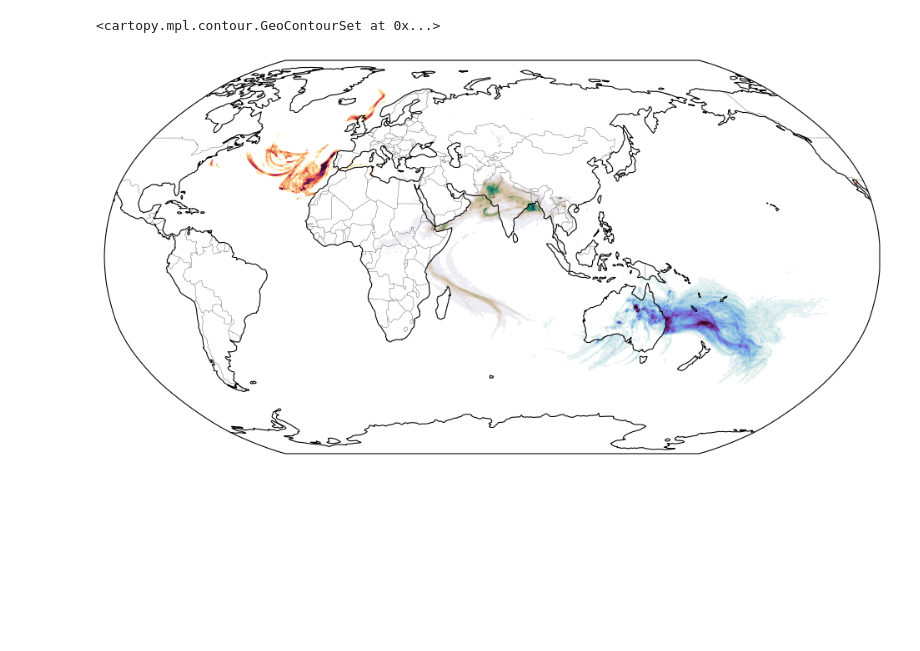
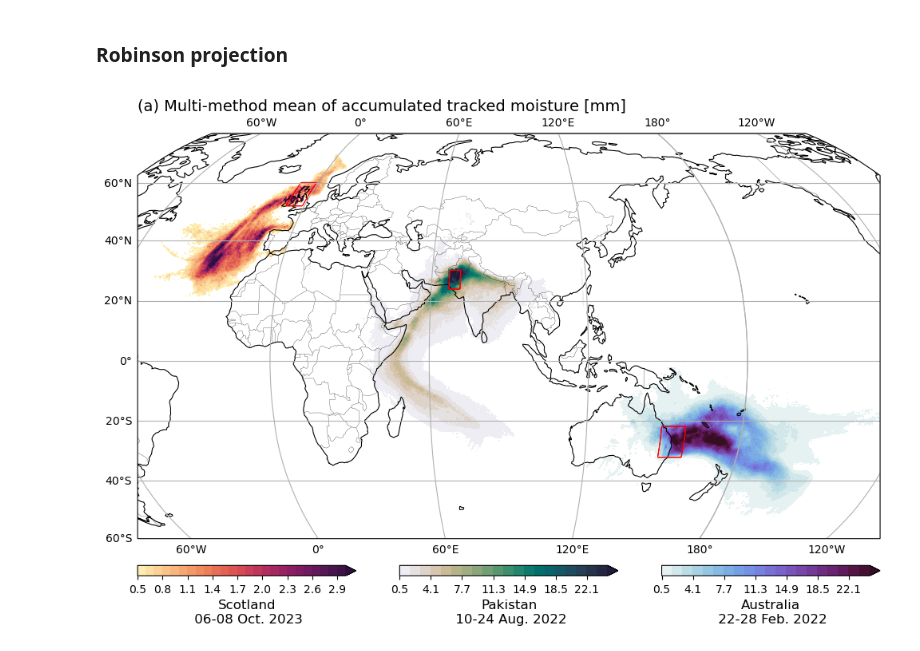
Before and after one commit to WAM2layers/Moisture_tracking_intercomparison, a Jupyter notebook: Global_map.ipynb, the cells around one changed output. Saved outputs shown, nothing was run; the diff lists cells and outputs as text; code cells hidden in the pictures; blank space fills up the shorter version.

Commit message:
Updated global map plotting scripts
PlateCarree and Robinson projections are used to depict three cases on a global map. Also tried to use absolute and relative.

```diff
--- a/Global_map.ipynb
+++ b/Global_map.ipynb
@@ -21,0 +14,9 @@ sctm = sct.sum(dim='time').moisture_source.T
+# %%
+# Load results and masks
+pak = xr.open_dataset('./merged_Pakistan.nc')
+aus = xr.open_dataset('./merged_Australia.nc')
+sct = xr.open_dataset('./merged_Scotland.nc')
+
+mask_pak = xr.open_dataset('./Pakistan/Mask_PakistanFlood_box_lon-180to180.nc')
+mask_aus = xr.open_dataset('./Australia/mask_australia_box_lon-180to180.nc')
+mask_sct = xr.open_dataset('./Scotland/mask_scotland_box_lon-180to180.nc')
@@ -21,0 +36,10 @@ sctm = sct.sum(dim='time').moisture_source.T
+# %%
+# Mean
+pakm = pak.to_array(dim='mean').mean('mean')
+ausm = aus.to_array(dim='mean').mean('mean')
+sctm = sct.to_array(dim='mean').mean('mean')
+
+# Standard variation
+paks = pak.to_array(dim='std').std('std')
+auss = aus.to_array(dim='std').std('std')
+scts = sct.to_array(dim='std').std('std')
@@ -66,28 +98,51 @@ fig.colorbar(p3, ax=ax1,  pad=0.01, orientation='horizontal')
+# %% [markdown]
+### Robinson projection
 # %%
-# Robinson Projection
-prjr = ccrs.Robinson(central_longitude=70)
-fig, ax = plt.subplots(figsize=(12,10), subplot_kw={'projection':prjr})
+# MEAN
+prjr = ccrs.Robinson(central_longitude=90, globe=None)
+fig, ax = plt.subplots(figsize=(12,9), subplot_kw={'projection':prjr})
+pos = ax.get_position()
+ax.set_position([0.125, pos.y0+0.05, 0.775, pos.height])
+
+ax1 = fig.add_subplot(131)
+ax1.set_axis_off()
+ax2 = fig.add_subplot(132)
+ax2.set_axis_off()
+ax3 = fig.add_subplot(133)
+ax3.set_axis_off()
 
 ax.add_feature(cartopy.feature.COASTLINE, linewidth=0.8)
 ax.add_feature(cartopy.feature.BORDERS, linestyle='-', linewidth=.2)
 
-pakm.plot.contourf(levels=np.linspace(1,30,21), extend='max',
+p1 = pakm.plot.contourf(ax=ax, levels=np.linspace(0.5,24.5,21), extend='max',
                    cmap = cm.rain,
                    transform=prj,
                    add_colorbar=False,
                   )
-ausm.plot.contourf(levels=np.linspace(1,25,21), extend='max',
+mask_pak.mask.plot.contour(ax=ax, colors='r', linewidths=0.4, transform=prj)
+
+p2 = ausm.plot.contourf(ax=ax, levels=np.linspace(0.5,24.5,21), extend='max',
                    cmap = cm.dense,
                    transform=prj,
                    add_colorbar=False,
                   )
-sctm.plot.contourf(levels=np.linspace(1,5,21), extend='max',
+mask_aus.mask.isel(time=0, drop=True).plot.contour(ax=ax, colors='r', linewidths=0.4, transform=prj)
+
+p3 = sctm.plot.contourf(ax=ax, levels=np.linspace(0.5,3.,26), extend='max',
                    cmap = cm.matter,
                    transform=prj,
                    add_colorbar=False,
                   )
+mask_sct.mask.isel(time=0, drop=True).plot.contour(ax=ax, colors='r', linewidths=0.4, transform=prj)
 
-# ax.set_extent([-80,180,-60,70], crs=prj)
+ax.set_title("(a) Multi-method mean of accumulated tracked moisture [mm]", fontsize=14, loc="left")
+ax.set_extent([-50,230,-60,80], crs=prj)
+ax.gridlines(draw_labels=True)
+
+fig.colorbar(p1, ax=ax2, orientation='horizontal').set_label(label='Pakistan\n 10-24 Aug. 2022', size=12)
+fig.colorbar(p2, ax=ax3, orientation='horizontal').set_label(label='Australia\n 22-28 Feb. 2022', size=12)
+fig.colorbar(p3, ax=ax1, orientation='horizontal').set_label(label='Scotland\n 06-08 Oct. 2023', size=12)
+
+fig.savefig('Figure3a.pdf', format='pdf')
 # %% [output]
-<cartopy.mpl.contour.GeoContourSet at 0x...>
-[figure, old version]
+[figure, new version]
```
Also changed, not shown: parts of 12 cells of this notebook.
